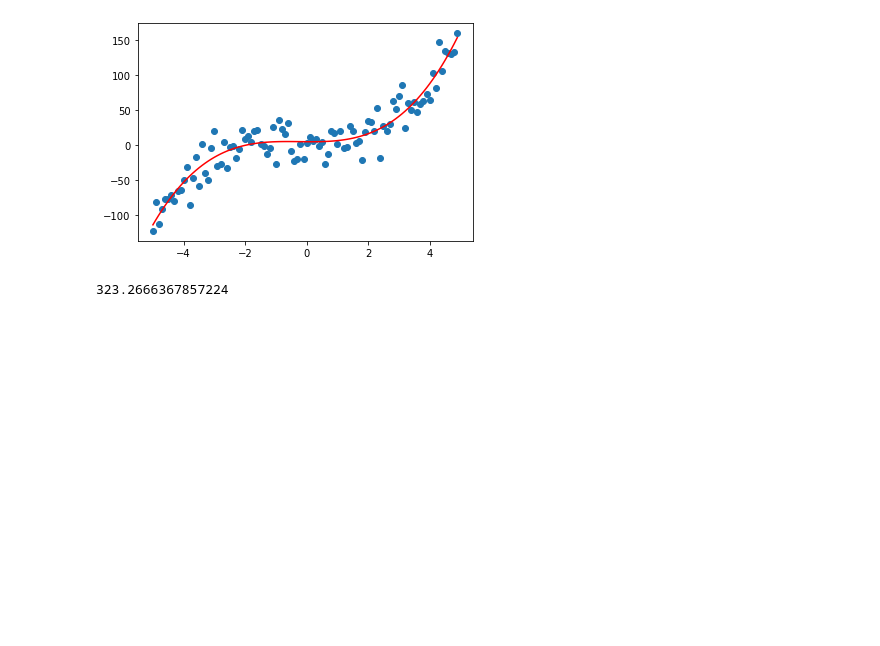
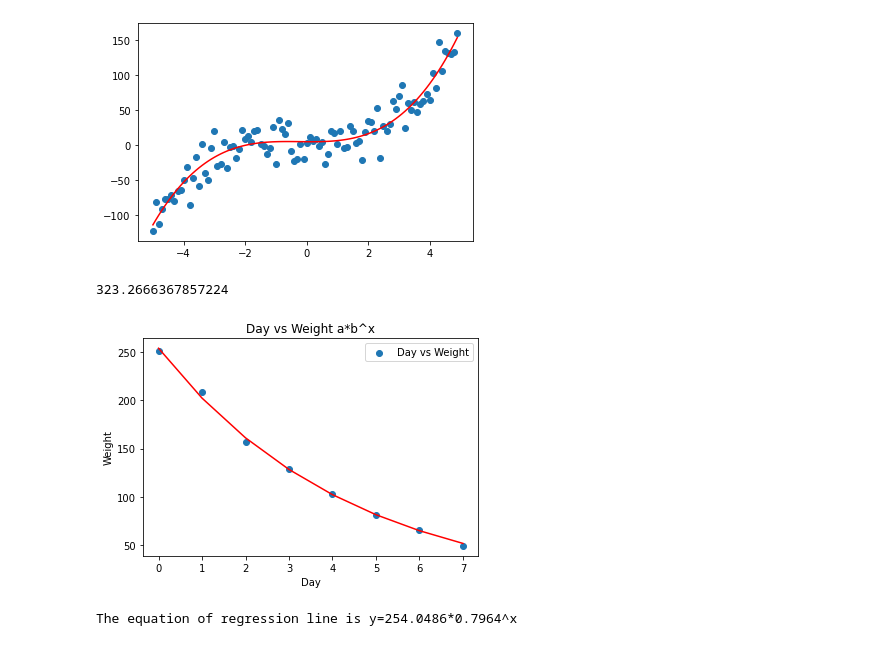
Before and after one commit to vmose/Python_Notebooks, a Jupyter notebook: Machine_Learning.ipynb, the cells around one changed output. Saved outputs shown, nothing was run; the diff lists cells and outputs as text; code cells hidden in the pictures; blank space fills up the shorter version.

```diff
--- a/Machine_Learning.ipynb
+++ b/Machine_Learning.ipynb
@@ -215,0 +220,31 @@ error
+# %%
+# Dataset values :
+day = np.arange(0,8)
+weight = np.array([251,209,157,129,103,81,66,49])
+# %%
+# Exponential Function :
+def expo_func(x, a, b):
+    return a * b ** x
+# %%
+#popt :Optimal values for the parameters
+#pcov :The estimated covariance of popt
+popt, pcov = curve_fit(expo_func, day, weight)
+weight_pred = expo_func(day,popt[0],popt[1])
+# %%
+# Plotting the data
+plt.plot(day, weight_pred, 'r-')
+plt.scatter(day,weight,label='Day vs Weight')
+plt.title("Day vs Weight a*b^x")
+plt.xlabel('Day')
+plt.ylabel('Weight')
+plt.legend()
+plt.show()
+# %% [output]
+[figure, added]
+# %%
+# Equation
+a=popt[0].round(4)
+b=popt[1].round(4)
+print(f'The equation of regression line is y={a}*{b}^x')
+# %% [output]
+The equation of regression line is y=254.0486*0.7964^x
```
Also changed, not shown: parts of 5 cells of this notebook.
